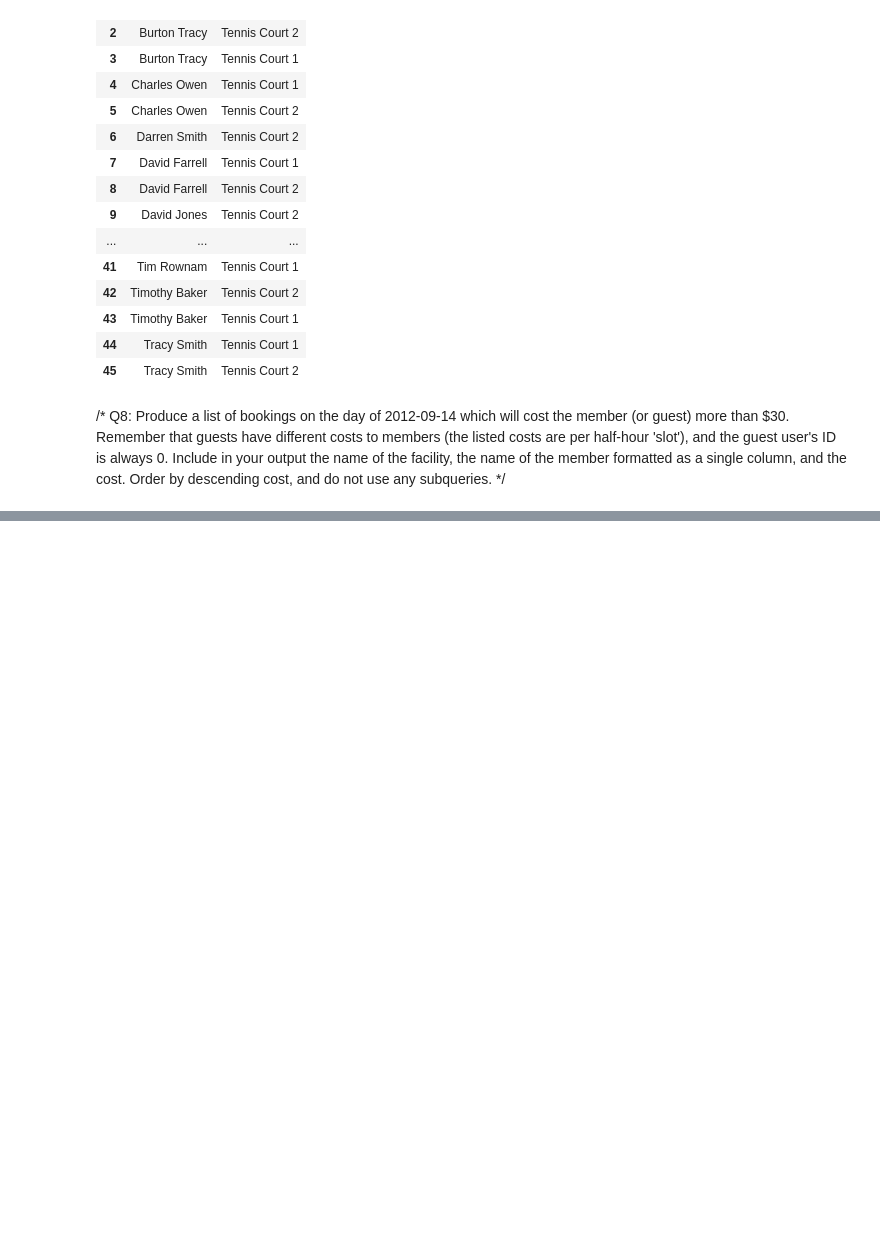
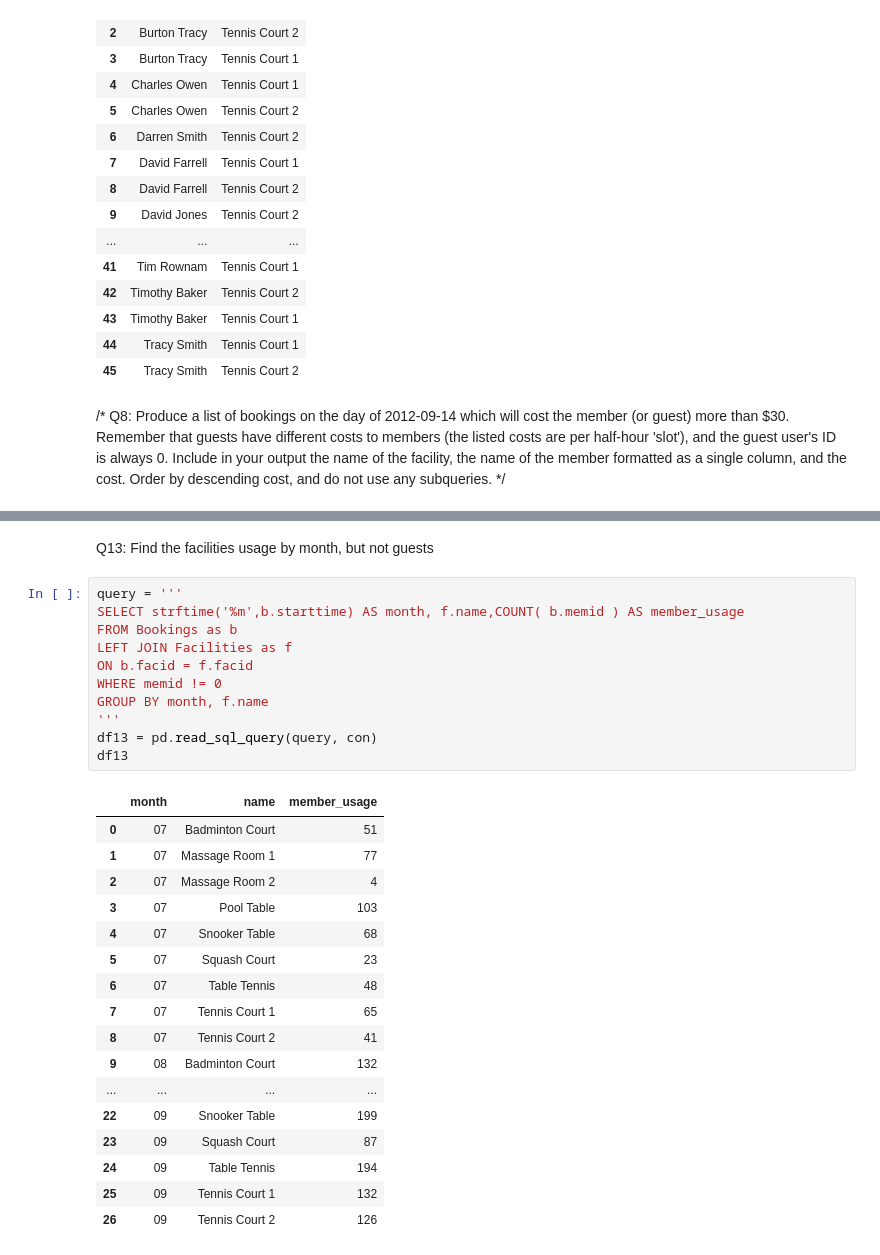
Before and after one commit to rafogi/sqlLite, a Jupyter notebook: SQLFiles Tier 2/Untitled.ipynb, the cells around one changed output, grey strips where cells are left out. Drawn from its saved outputs; the diff is of its cells as text; blank space fills up the shorter version.

```diff
--- a/SQLFiles Tier 2/Untitled.ipynb
+++ b/SQLFiles Tier 2/Untitled.ipynb
@@ -176,0 +343,31 @@ Order by descending cost, and do not use any subqueries. */
+# %% [markdown]
+Q13: Find the facilities usage by month, but not guests
+# %%
+query = '''
+SELECT strftime('%m',b.starttime) AS month, f.name,COUNT( b.memid ) AS member_usage
+FROM Bookings as b
+LEFT JOIN Facilities as f
+ON b.facid = f.facid
+WHERE memid != 0
+GROUP BY month, f.name
+'''
+df13 = pd.read_sql_query(query, con)
+df13
+# %% [output]
+|  | month | name | member_usage |
+| 0 | 07 | Badminton Court | 51 |
+| 1 | 07 | Massage Room 1 | 77 |
+| 2 | 07 | Massage Room 2 | 4 |
+| 3 | 07 | Pool Table | 103 |
+| 4 | 07 | Snooker Table | 68 |
+| 5 | 07 | Squash Court | 23 |
+| 6 | 07 | Table Tennis | 48 |
+| 7 | 07 | Tennis Court 1 | 65 |
+| 8 | 07 | Tennis Court 2 | 41 |
+| 9 | 08 | Badminton Court | 132 |
+| ... | ... | ... | ... |
+| 22 | 09 | Snooker Table | 199 |
+| 23 | 09 | Squash Court | 87 |
+| 24 | 09 | Table Tennis | 194 |
+| 25 | 09 | Tennis Court 1 | 132 |
+| 26 | 09 | Tennis Court 2 | 126 |
```
Also changed, not shown: parts of 9 cells of this notebook.
